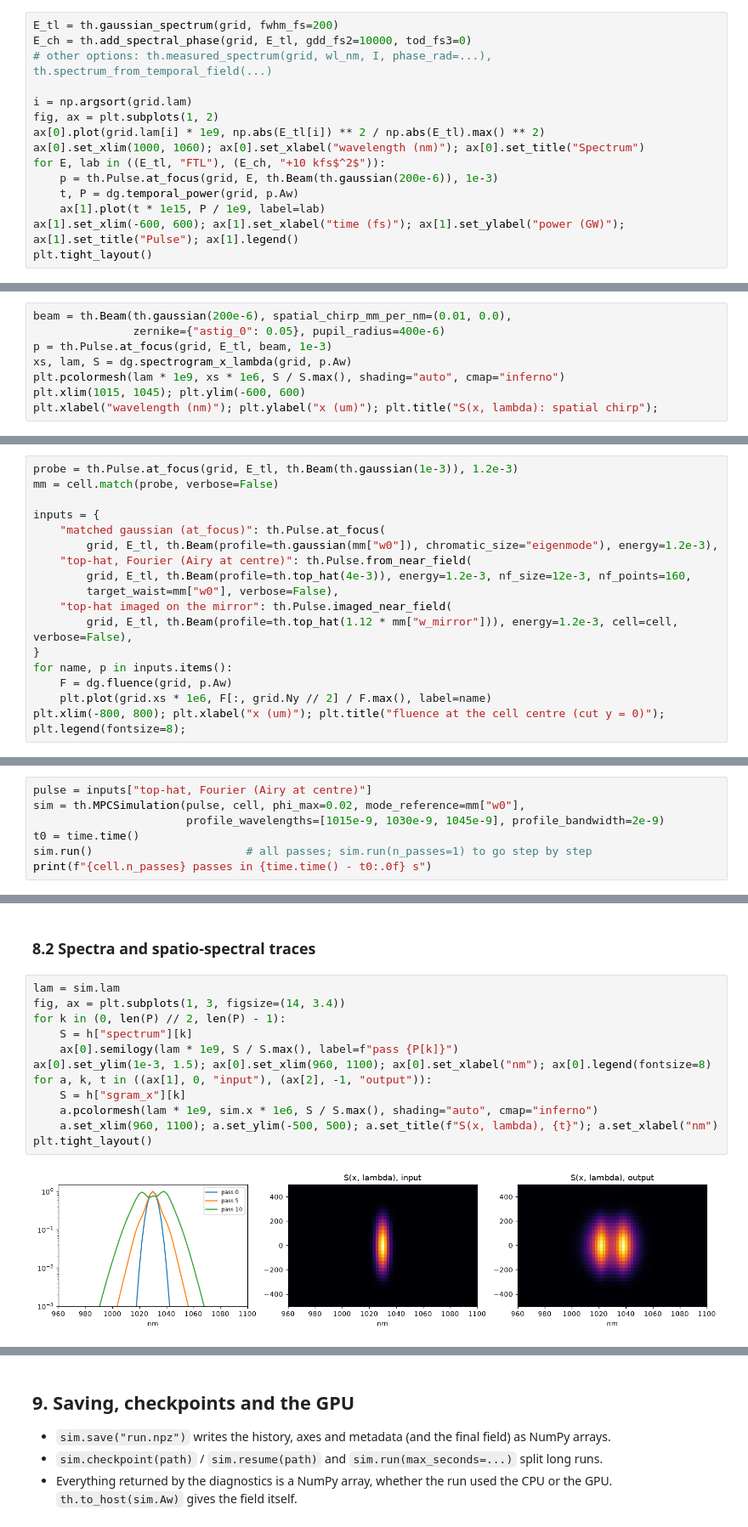
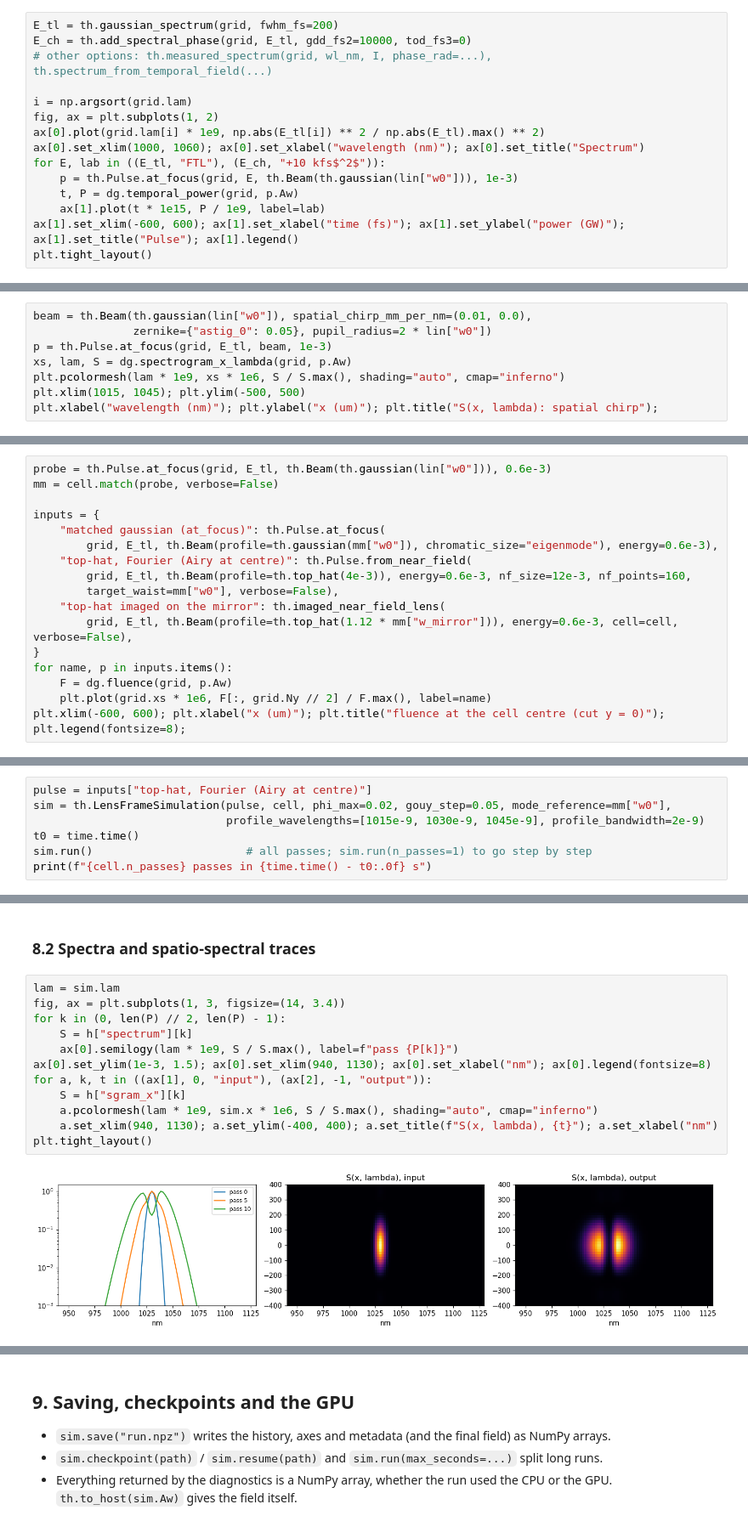
Before and after one commit to victorkolt/thunder4D, a Jupyter notebook: examples/tutorial.ipynb, the cells around one changed output, grey strips where cells are left out. Shown at 85% size. Drawn from its saved outputs; the diff is of its cells as text.

```diff
--- a/examples/tutorial.ipynb
+++ b/examples/tutorial.ipynb
@@ -115,7 +144,7 @@ fig, ax = plt.subplots(1, 2)
 ax[0].plot(grid.lam[i] * 1e9, np.abs(E_tl[i]) ** 2 / np.abs(E_tl).max() ** 2)
 ax[0].set_xlim(1000, 1060); ax[0].set_xlabel("wavelength (nm)"); ax[0].set_title("Spectrum")
 for E, lab in ((E_tl, "FTL"), (E_ch, "+10 kfs$^2$")):
-    p = th.Pulse.at_focus(grid, E, th.Beam(th.gaussian(200e-6)), 1e-3)
+    p = th.Pulse.at_focus(grid, E, th.Beam(th.gaussian(lin["w0"])), 1e-3)
     t, P = dg.temporal_power(grid, p.Aw)
     ax[1].plot(t * 1e15, P / 1e9, label=lab)
 ax[1].set_xlim(-600, 600); ax[1].set_xlabel("time (fs)"); ax[1].set_ylabel("power (GW)"); ax[1].set_title("Pulse"); ax[1].legend()
@@ -163,11 +192,11 @@ A `Beam` combines a profile with Zernike aberrations (RMS waves at $\lambda_0$,
 
 Here a spatial chirp of 0.01 mm/nm shows up directly in the spatio-spectral trace $S(x,\lambda)$:
 # %%
-beam = th.Beam(th.gaussian(200e-6), spatial_chirp_mm_per_nm=(0.01, 0.0),
-               zernike={"astig_0": 0.05}, pupil_radius=400e-6)
+beam = th.Beam(th.gaussian(lin["w0"]), spatial_chirp_mm_per_nm=(0.01, 0.0),
+               zernike={"astig_0": 0.05}, pupil_radius=2 * lin["w0"])
 p = th.Pulse.at_focus(grid, E_tl, beam, 1e-3)
 xs, lam, S = dg.spectrogram_x_lambda(grid, p.Aw)
 plt.pcolormesh(lam * 1e9, xs * 1e6, S / S.max(), shading="auto", cmap="inferno")
-plt.xlim(1015, 1045); plt.ylim(-600, 600)
+plt.xlim(1015, 1045); plt.ylim(-500, 500)
 plt.xlabel("wavelength (nm)"); plt.ylabel("x (um)"); plt.title("S(x, lambda): spatial chirp");
 # %% [output]
@@ -185,18 +216,18 @@ The simulation starts at the cell centre. Three builders define where your beam
 # %%
-probe = th.Pulse.at_focus(grid, E_tl, th.Beam(th.gaussian(1e-3)), 1.2e-3)
+probe = th.Pulse.at_focus(grid, E_tl, th.Beam(th.gaussian(lin["w0"])), 0.6e-3)
 mm = cell.match(probe, verbose=False)
 
 inputs = {
     "matched gaussian (at_focus)": th.Pulse.at_focus(
-        grid, E_tl, th.Beam(profile=th.gaussian(mm["w0"]), chromatic_size="eigenmode"), energy=1.2e-3),
+        grid, E_tl, th.Beam(profile=th.gaussian(mm["w0"]), chromatic_size="eigenmode"), energy=0.6e-3),
     "top-hat, Fourier (Airy at centre)": th.Pulse.from_near_field(
-        grid, E_tl, th.Beam(profile=th.top_hat(4e-3)), energy=1.2e-3, nf_size=12e-3, nf_points=160,
+        grid, E_tl, th.Beam(profile=th.top_hat(4e-3)), energy=0.6e-3, nf_size=12e-3, nf_points=160,
         target_waist=mm["w0"], verbose=False),
-    "top-hat imaged on the mirror": th.Pulse.imaged_near_field(
-        grid, E_tl, th.Beam(profile=th.top_hat(1.12 * mm["w_mirror"])), energy=1.2e-3, cell=cell, verbose=False),
+    "top-hat imaged on the mirror": th.imaged_near_field_lens(
+        grid, E_tl, th.Beam(profile=th.top_hat(1.12 * mm["w_mirror"])), energy=0.6e-3, cell=cell, verbose=False),
 }
 for name, p in inputs.items():
     F = dg.fluence(grid, p.Aw)
     plt.plot(grid.xs * 1e6, F[:, grid.Ny // 2] / F.max(), label=name)
-plt.xlim(-800, 800); plt.xlabel("x (um)"); plt.title("fluence at the cell centre (cut y = 0)"); plt.legend(fontsize=8);
+plt.xlim(-600, 600); plt.xlabel("x (um)"); plt.title("fluence at the cell centre (cut y = 0)"); plt.legend(fontsize=8);
 # %% [output]
@@ -210,7 +241,7 @@ plt.xlim(-800, 800); plt.xlabel("x (um)"); plt.title("fluence at the cell centre
 # %%
 pulse = inputs["top-hat, Fourier (Airy at centre)"]
-sim = th.MPCSimulation(pulse, cell, phi_max=0.02, mode_reference=mm["w0"],
-                       profile_wavelengths=[1015e-9, 1030e-9, 1045e-9], profile_bandwidth=2e-9)
+sim = th.LensFrameSimulation(pulse, cell, phi_max=0.02, gouy_step=0.05, mode_reference=mm["w0"],
+                             profile_wavelengths=[1015e-9, 1030e-9, 1045e-9], profile_bandwidth=2e-9)
 t0 = time.time()
 sim.run()                       # all passes; sim.run(n_passes=1) to go step by step
 print(f"{cell.n_passes} passes in {time.time() - t0:.0f} s")
@@ -250,16 +281,16 @@ recorded keys: B, M2x, M2x_mean, M2y, M2y_mean, V_far, V_near, band_energy, ener
 # %%
 lam = sim.lam
 fig, ax = plt.subplots(1, 3, figsize=(14, 3.4))
 for k in (0, len(P) // 2, len(P) - 1):
     S = h["spectrum"][k]
     ax[0].semilogy(lam * 1e9, S / S.max(), label=f"pass {P[k]}")
-ax[0].set_ylim(1e-3, 1.5); ax[0].set_xlim(960, 1100); ax[0].set_xlabel("nm"); ax[0].legend(fontsize=8)
+ax[0].set_ylim(1e-3, 1.5); ax[0].set_xlim(940, 1130); ax[0].set_xlabel("nm"); ax[0].legend(fontsize=8)
 for a, k, t in ((ax[1], 0, "input"), (ax[2], -1, "output")):
     S = h["sgram_x"][k]
     a.pcolormesh(lam * 1e9, sim.x * 1e6, S / S.max(), shading="auto", cmap="inferno")
-    a.set_xlim(960, 1100); a.set_ylim(-500, 500); a.set_title(f"S(x, lambda), {t}"); a.set_xlabel("nm")
+    a.set_xlim(940, 1130); a.set_ylim(-400, 400); a.set_title(f"S(x, lambda), {t}"); a.set_xlabel("nm")
 plt.tight_layout()
 # %% [output]
-[figure, old version]
+[figure, new version]
 # %% [markdown]
 ### 8.3 Beam profiles of individual colours
```
Also changed, not shown: parts of 25 cells of this notebook, 30 other files.
